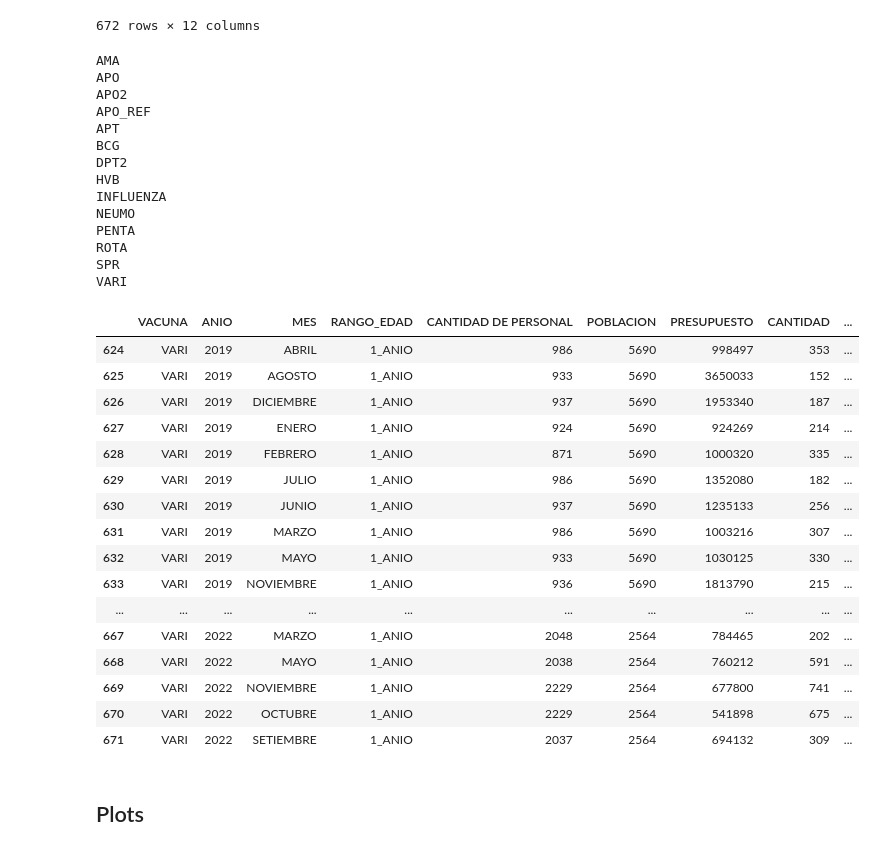
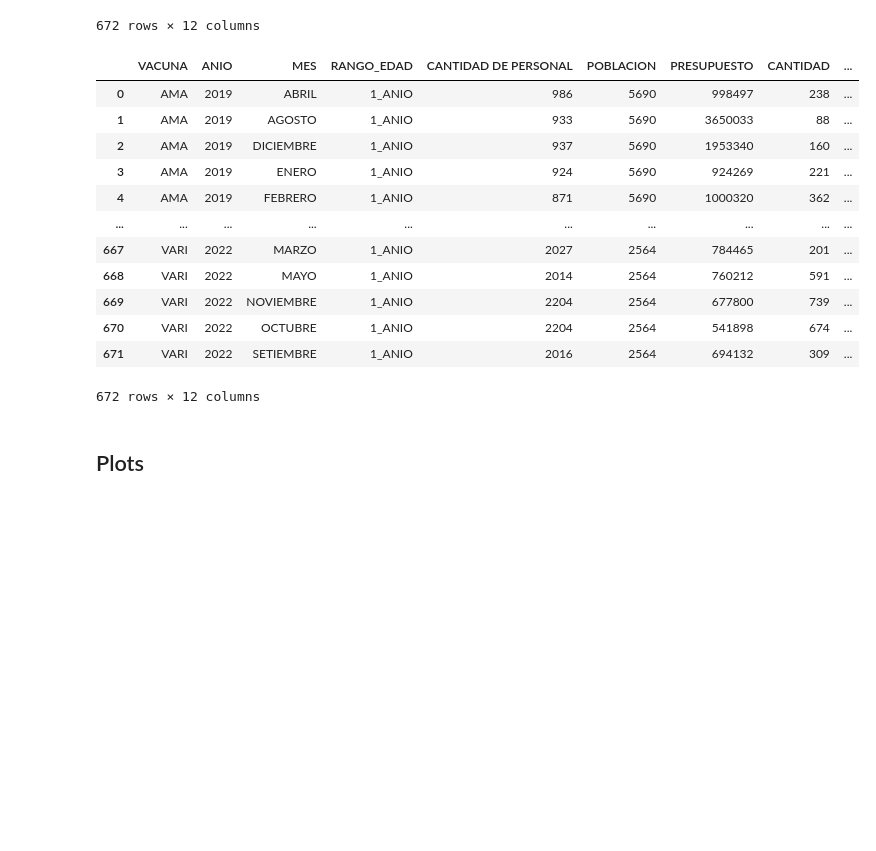
Before and after one commit to lulloaX/group3_unicef, a Jupyter notebook: Scripts/EDA/eda.ipynb, the cells around one changed output. Cells and saved outputs as stored; diff of their text form; code cells hidden in the pictures; blank space fills up the shorter version.

```diff
--- a/Scripts/EDA/eda.ipynb
+++ b/Scripts/EDA/eda.ipynb
@@ -762,53 +762,31 @@ df_3_enaho_f
 | 671 | VARI | 2022 | SETIEMBRE | 1_ANIO | 2037 | 2564 | 694132 | 309 | ... |
 672 rows × 12 columns
 # %%
-df_3_enaho_npurus_f = df_3_enaho.groupby(['VACUNA', 'ANIO', 'MES']).agg({
+df_3_enaho_npurus_f = df_3_enaho_no_purus.groupby(['VACUNA', 'ANIO', 'MES']).agg({
     'RANGO_EDAD': 'first',
     'CANTIDAD DE PERSONAL': 'sum',
     'POBLACION': 'first',
     'PRESUPUESTO':'first',
     'CANTIDAD':'sum',
     'ALFABETISMO':'mean',
     'AGUA_POTABLE':'mean',
     'DEMORA_CITA_horas':'mean',
     'DEMORA_TRASLADO_horas':'mean',
 
 }).reset_index()
-df_3_enaho_f
+df_3_enaho_npurus_f
+# %% [output]
+|  | VACUNA | ANIO | MES | RANGO_EDAD | CANTIDAD DE PERSONAL | POBLACION | PRESUPUESTO | CANTIDAD | ... |
+| 0 | AMA | 2019 | ABRIL | 1_ANIO | 986 | 5690 | 998497 | 238 | ... |
+| 1 | AMA | 2019 | AGOSTO | 1_ANIO | 933 | 5690 | 3650033 | 88 | ... |
+| 2 | AMA | 2019 | DICIEMBRE | 1_ANIO | 937 | 5690 | 1953340 | 160 | ... |
+| 3 | AMA | 2019 | ENERO | 1_ANIO | 924 | 5690 | 924269 | 221 | ... |
+| 4 | AMA | 2019 | FEBRERO | 1_ANIO | 871 | 5690 | 1000320 | 362 | ... |
+| ... | ... | ... | ... | ... | ... | ... | ... | ... | ... |
+| 667 | VARI | 2022 | MARZO | 1_ANIO | 2027 | 2564 | 784465 | 201 | ... |
+| 668 | VARI | 2022 | MAYO | 1_ANIO | 2014 | 2564 | 760212 | 591 | ... |
+| 669 | VARI | 2022 | NOVIEMBRE | 1_ANIO | 2204 | 2564 | 677800 | 739 | ... |
+| 670 | VARI | 2022 | OCTUBRE | 1_ANIO | 2204 | 2564 | 541898 | 674 | ... |
+| 671 | VARI | 2022 | SETIEMBRE | 1_ANIO | 2016 | 2564 | 694132 | 309 | ... |
+672 rows × 12 columns
-# %%
-for item, df_group in df_3_enaho_f.groupby(["VACUNA"]):
-    print(item)
-df_group
-# %% [output]
-AMA
-APO
-APO2
-APO_REF
-APT
-BCG
-DPT2
-HVB
-INFLUENZA
-NEUMO
-PENTA
-ROTA
-SPR
-VARI
-|  | VACUNA | ANIO | MES | RANGO_EDAD | CANTIDAD DE PERSONAL | POBLACION | PRESUPUESTO | CANTIDAD | ... |
-| 624 | VARI | 2019 | ABRIL | 1_ANIO | 986 | 5690 | 998497 | 353 | ... |
-| 625 | VARI | 2019 | AGOSTO | 1_ANIO | 933 | 5690 | 3650033 | 152 | ... |
-| 626 | VARI | 2019 | DICIEMBRE | 1_ANIO | 937 | 5690 | 1953340 | 187 | ... |
-| 627 | VARI | 2019 | ENERO | 1_ANIO | 924 | 5690 | 924269 | 214 | ... |
-| 628 | VARI | 2019 | FEBRERO | 1_ANIO | 871 | 5690 | 1000320 | 335 | ... |
-| 629 | VARI | 2019 | JULIO | 1_ANIO | 986 | 5690 | 1352080 | 182 | ... |
-| 630 | VARI | 2019 | JUNIO | 1_ANIO | 937 | 5690 | 1235133 | 256 | ... |
-| 631 | VARI | 2019 | MARZO | 1_ANIO | 986 | 5690 | 1003216 | 307 | ... |
-| 632 | VARI | 2019 | MAYO | 1_ANIO | 933 | 5690 | 1030125 | 330 | ... |
-| 633 | VARI | 2019 | NOVIEMBRE | 1_ANIO | 936 | 5690 | 1813790 | 215 | ... |
-| ... | ... | ... | ... | ... | ... | ... | ... | ... | ... |
-| 667 | VARI | 2022 | MARZO | 1_ANIO | 2048 | 2564 | 784465 | 202 | ... |
-| 668 | VARI | 2022 | MAYO | 1_ANIO | 2038 | 2564 | 760212 | 591 | ... |
-| 669 | VARI | 2022 | NOVIEMBRE | 1_ANIO | 2229 | 2564 | 677800 | 741 | ... |
-| 670 | VARI | 2022 | OCTUBRE | 1_ANIO | 2229 | 2564 | 541898 | 675 | ... |
-| 671 | VARI | 2022 | SETIEMBRE | 1_ANIO | 2037 | 2564 | 694132 | 309 | ... |
 # %%
```
Also changed, not shown: parts of 2 cells of this notebook, 1 other file.
